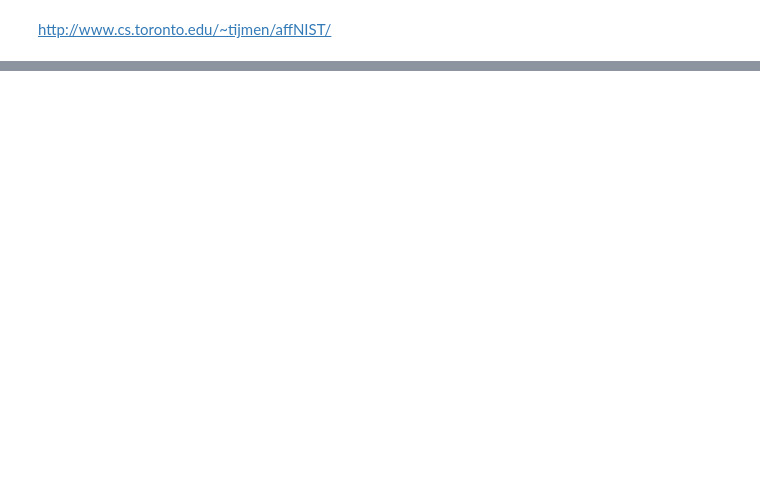
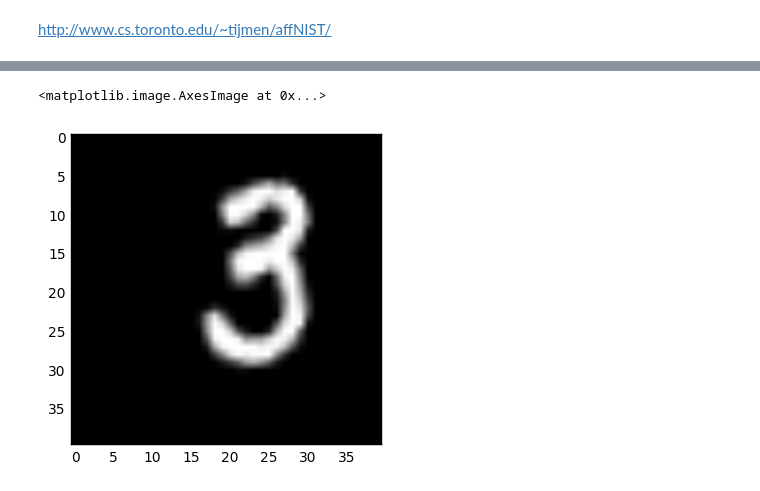
Before and after one commit to mluszczyk/ml1617-mnist, a Jupyter notebook: affnist.ipynb, the cells around one changed output, grey strips where cells are left out. Cells and saved outputs as stored; diff of their text form; code cells hidden in the pictures; blank space fills up the shorter version.

```diff
--- a/affnist.ipynb
+++ b/affnist.ipynb
@@ -62,5 +42,5 @@ print(pred_y[3])
 # %%
-from numpy import genfromtxt
-test = genfromtxt("data/test.csv", skip_header=1, delimiter=',')
+from numpy import loadtxt
+test = loadtxt("data/test-head.csv", skiprows=1, delimiter=',')
 # %%
 test[4]
@@ -72,0 +49,9 @@ Id,0,1,2,3,4,5,6,7,8,9,10,11,12,13,14,15,16,17,18,19,20,21,22,23,24,25,26,27,28,
+# %%
+%matplotlib inline
+import matplotlib.pyplot as plt
+
+
+plt.imshow(test[4, 1:].reshape(40, 40), cmap='gray')
+# %% [output]
+<matplotlib.image.AxesImage at 0x...>
+[figure, added]
```
Also changed, not shown: parts of 10 cells of this notebook, 2 other files.
